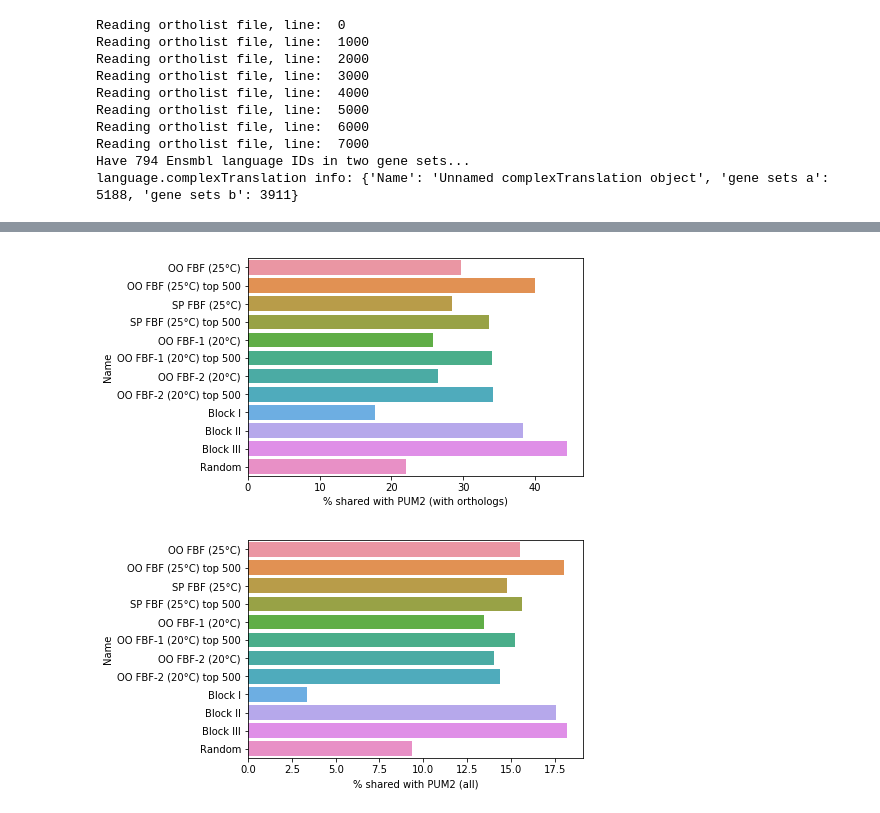
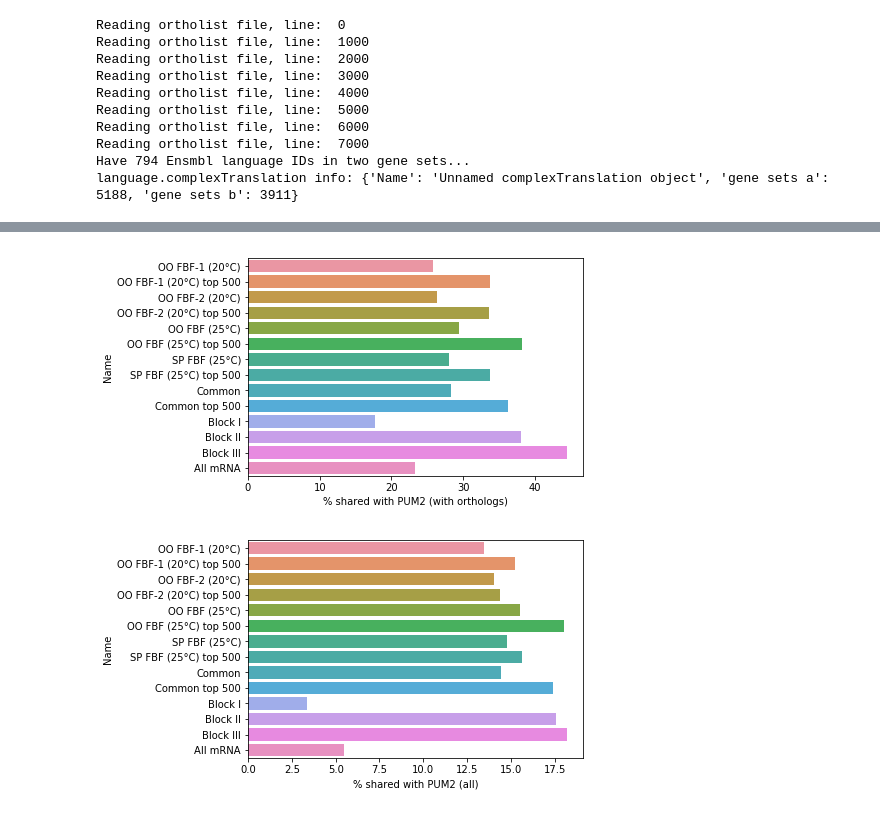
Before and after one commit to dfporter/FBF_gendered_gl, a Jupyter notebook: orthos/pum2_vs_fbf.ipynb, the cells around one changed output, grey strips where cells are left out. Drawn from its saved outputs; the diff is of its cells as text; code cells hidden in the pictures.

```diff
--- a/orthos/pum2_vs_fbf.ipynb
+++ b/orthos/pum2_vs_fbf.ipynb
@@ -221,22 +275,37 @@ Wrote to excel. Finished comparing PUM2 and All datasets.
 #overlap_table.append({})
 
 def random_transcript_ids(orthos):
+
+    gtf = pandas.read_csv('/opt/lib/gtf_with_names_column.txt', sep='\t')
+
+    gtf = gtf[gtf['biotype']=='protein_coding']
+    ok_transcripts = set([simplify_locus_id(x) for x in gtf['transcript_id'].tolist()])
+
     locus_id_to_row, human_ensembl_to_locus_id, complexTransl = orthos
-    sample = random.sample(list(locus_id_to_row.keys()), 2000)
-    sample = [{'transcript_id': x} for x in sample]
+    #sample = random.sample(list(locus_id_to_row.keys()), 2000)
+
+#    sample = random.sample(ok_transcripts, 2000)
+    sample = [{'transcript_id': x} for x in ok_transcripts]# if x in ok_transcripts]
     df = pandas.DataFrame(sample)
-    fbf = fbfTargetSet.fbfTargetSet(input_df=df)
-    fbf.fbf_cts.remove_nontranslatable_cgenes(orthos[2])
+    return df
+    #fbf = fbfTargetSet.fbfTargetSet(input_df=df)
+    #fbf.fbf_cts.remove_nontranslatable_cgenes(orthos[2])
     #fbf.fbf_cts.combine_targets_based_on_homology(orthos[2])
-    table = fbf.fbf_cts.overlap_with_complexTargetSet(pum2_ensembl_ts, orthos[2], verbose=True)
-    table['Name'] = 'Random'
-    print(table)
-    overlap_table[-1].update(table)
-    fbf.fbf_cts.stats()
+    #table = fbf.fbf_cts.overlap_with_complexTargetSet(pum2_ensembl_ts, orthos[2], verbose=True)
+    #table['Name'] = 'Random'
+    #print(table)
+
+    #fbf.fbf_cts.stats()
 #    print(sample)
+skippy = '''
+overlap_table = [row for row in overlap_table if not re.search('Random', row['Name'])]
+overlap_table = [row for row in overlap_table if not re.search('Genome', row['Name'])]
+overlap_table = [row for row in overlap_table if not re.search('All mRNA', row['Name'])]
 
-random_transcript_ids(orthos)
-
+overlap_table.append(find_and_write_overlap_with_pum2(
+    pum2_ensembl_ts, orthos, 'All mRNA', None,
+    fbf_df=random_transcript_ids(orthos)))
+'''
 overlaps = pandas.DataFrame(overlap_table)
 
 import seaborn as sns
@@ -246,19 +315,36 @@ def refresh():
     plt.clf()
     plt.close()
 
-overlaps['FBF_targets'] = [a+ab for a, ab in zip(overlaps.a_target_only, overlaps.shared_targets)]
-overlaps['% shared with PUM2 (with orthologs)'] = [100*ab/t for ab, t in zip(overlaps.shared_targets, overlaps.FBF_targets)]
+overlaps['FBF targets'] = [a+ab for a, ab in zip(overlaps.a_target_only, overlaps.shared_targets)]
+overlaps['% shared with PUM2 (all)'] = [100*ab/t for t, ab in zip(
+    overlaps['FBF targets input'], overlaps['FBF targets shared including homologs'])]
 
-overlaps['% shared with PUM2 (all)'] = [100*ab/t for ab, t in zip(overlaps.shared_targets, overlaps['FBF targets input'])]
+overlaps['% shared with PUM2 (with orthologs)'] = [
+    100*ab/t for ab, t in zip(overlaps.shared_targets, overlaps['FBF targets'])]
 
+overlaps.index = overlaps.Name
+
+order = ['OO FBF-1 (20°C)', 'OO FBF-1 (20°C) top 500',
+ 'OO FBF-2 (20°C)', 'OO FBF-2 (20°C) top 500',
+ 'OO FBF (25°C)', 'OO FBF (25°C) top 500',
+ 'SP FBF (25°C)', 'SP FBF (25°C) top 500',
+ 'Common', 'Common top 500',
+        'Block I', 'Block II',
+       'Block III', 'All mRNA']
+overlaps = overlaps.reindex(order)
+print(overlaps.index)
 print(overlaps)
 
 refresh()
+fig = plt.figure()
 sns.barplot(x='% shared with PUM2 (with orthologs)', y='Name', data=overlaps)
+fig.savefig('../figs/shared_with_PUM2_with_orthologs.pdf')
 plt.show()
 refresh()
 
+fig = plt.figure()
 sns.barplot(x='% shared with PUM2 (all)', y='Name', data=overlaps)
+fig.savefig('../figs/shared_with_PUM2.pdf')
 plt.show()
 refresh()
 # %% [output]
@@ -282,2 +368,2 @@ b_targets_with_translations to lang a (unflattened): 943, ex: "[frozenset({'ENSG
-[figure, old version]
+[figure, new version]
-[figure, old version]
+[figure, new version]
```
Also changed, not shown: parts of 7 cells of this notebook, 4 other files.
